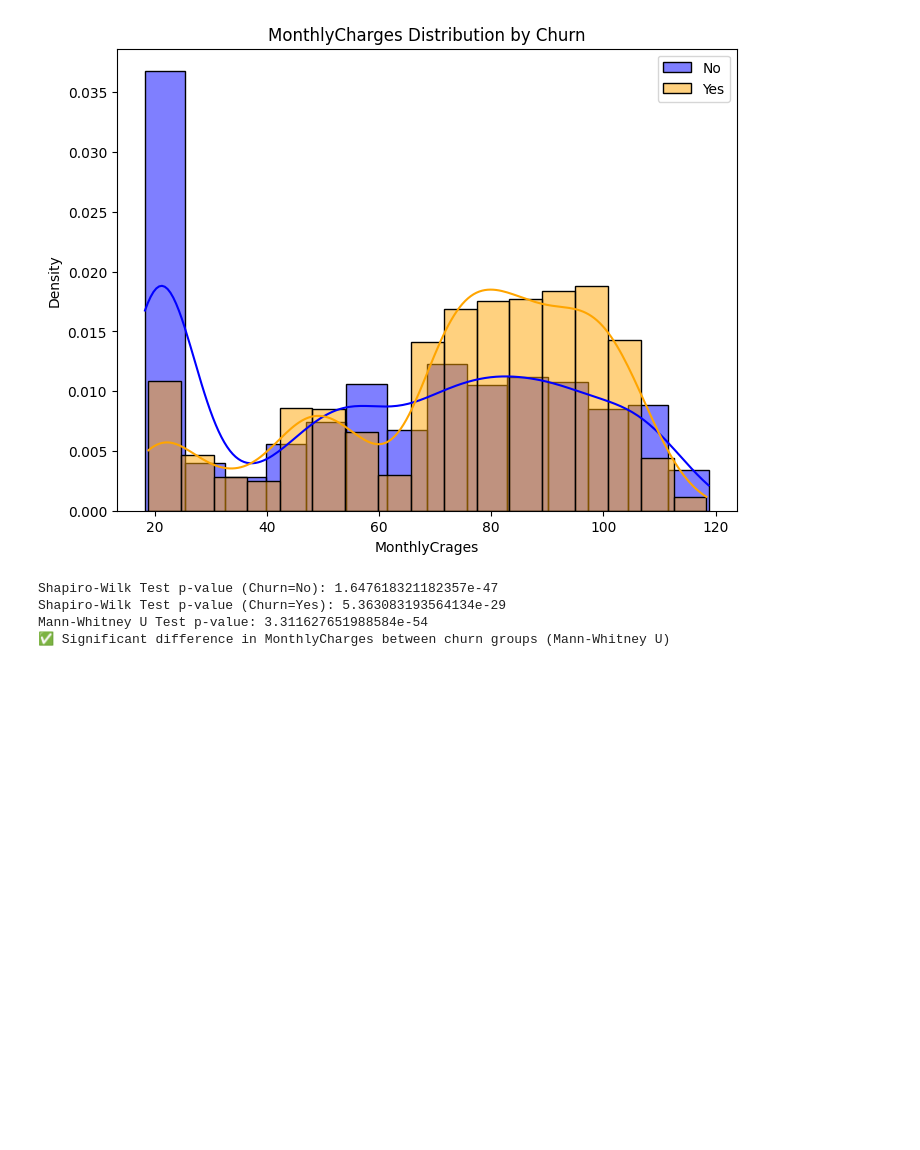
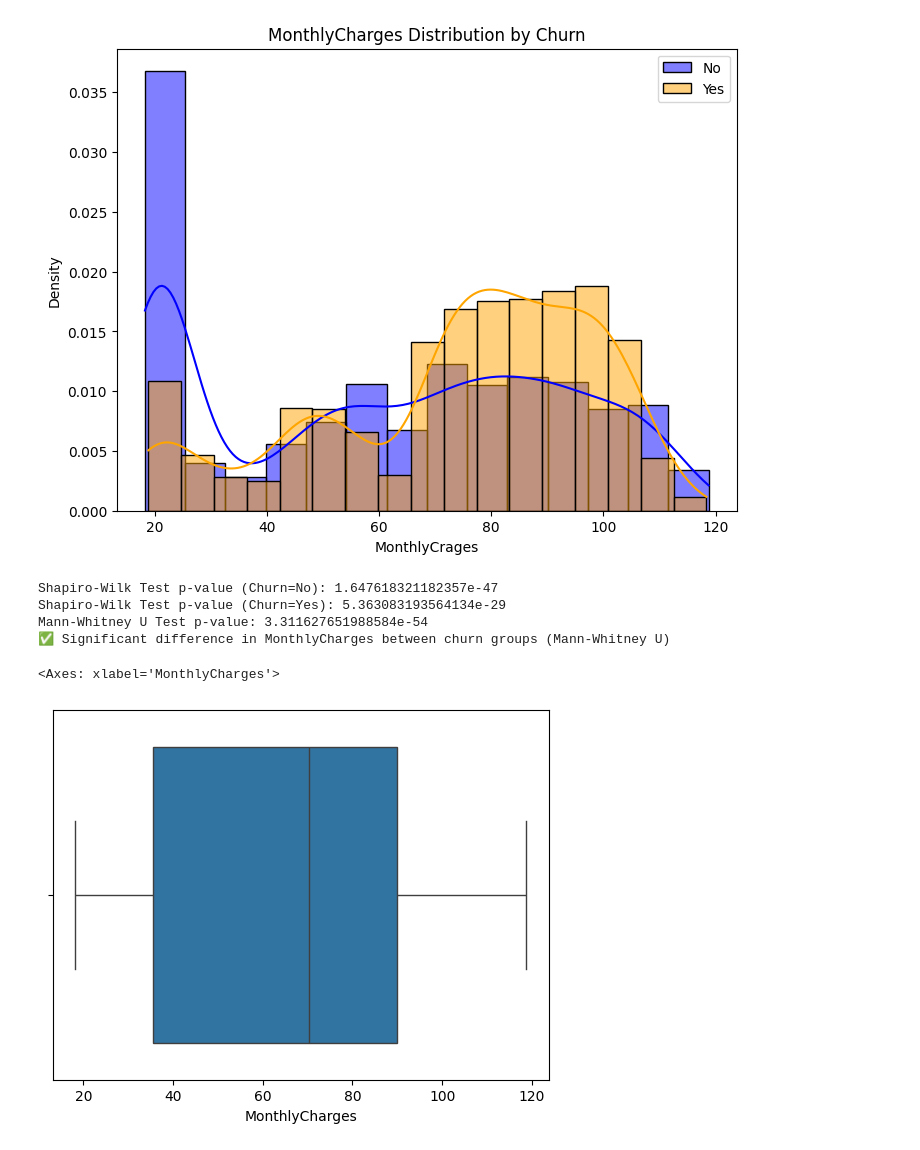
Before and after one commit to ka1817/Customer-Churn-Prediction-in-the-Telecom-Industry-Using-Machine-Learning, a Jupyter notebook: notebooks/eda.ipynb, the cells around one changed output. Saved outputs shown, nothing was run; the diff lists cells and outputs as text; code cells hidden in the pictures; blank space fills up the shorter version.

```diff
--- a/notebooks/eda.ipynb
+++ b/notebooks/eda.ipynb
@@ -1258,3 +1267,8 @@ Shapiro-Wilk Test p-value (Churn=No): 1.647618321182357e-47
 Shapiro-Wilk Test p-value (Churn=Yes): 5.363083193564134e-29
 Mann-Whitney U Test p-value: 3.311627651988584e-54
 ✅ Significant difference in MonthlyCharges between churn groups (Mann-Whitney U)
+# %%
+sns.boxplot(x=df['MonthlyCharges'])
+# %% [output]
+<Axes: xlabel='MonthlyCharges'>
+[figure, added]
```
Also changed, not shown: parts of 10 cells of this notebook.
